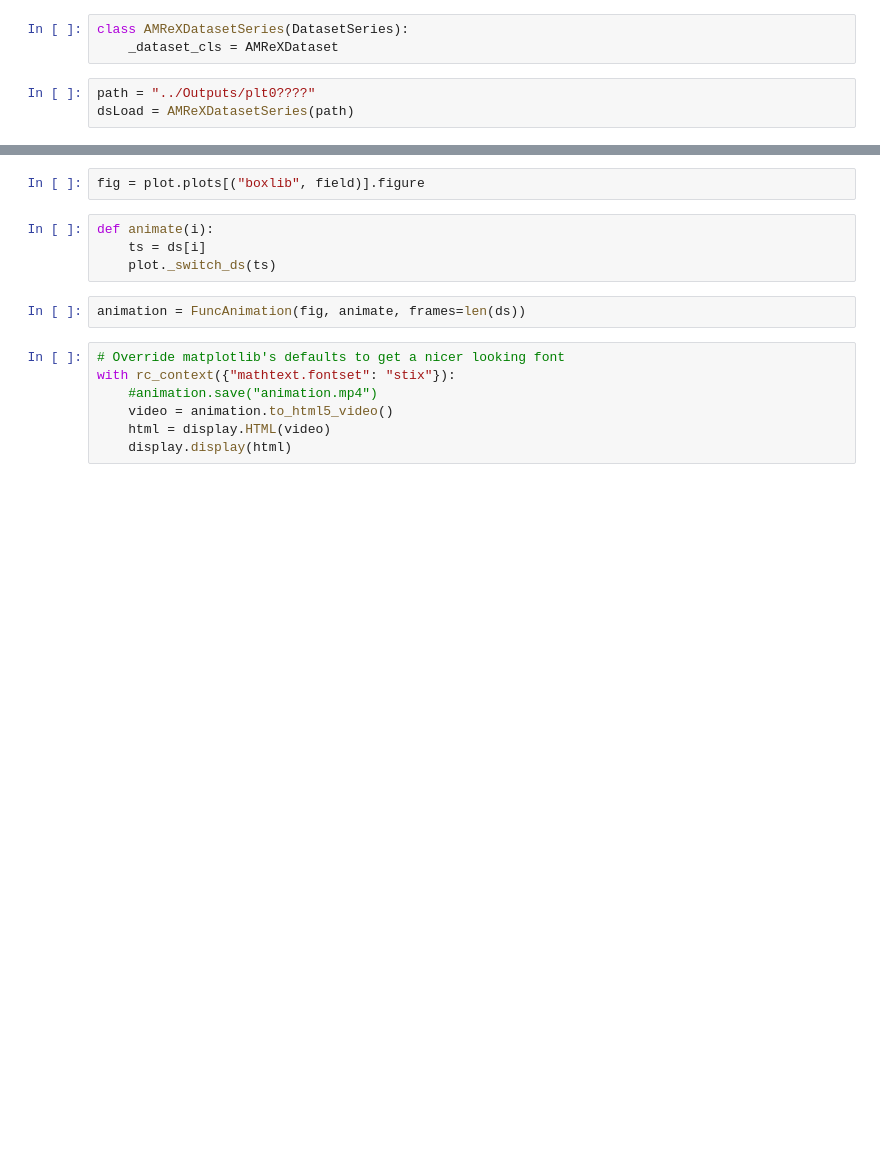
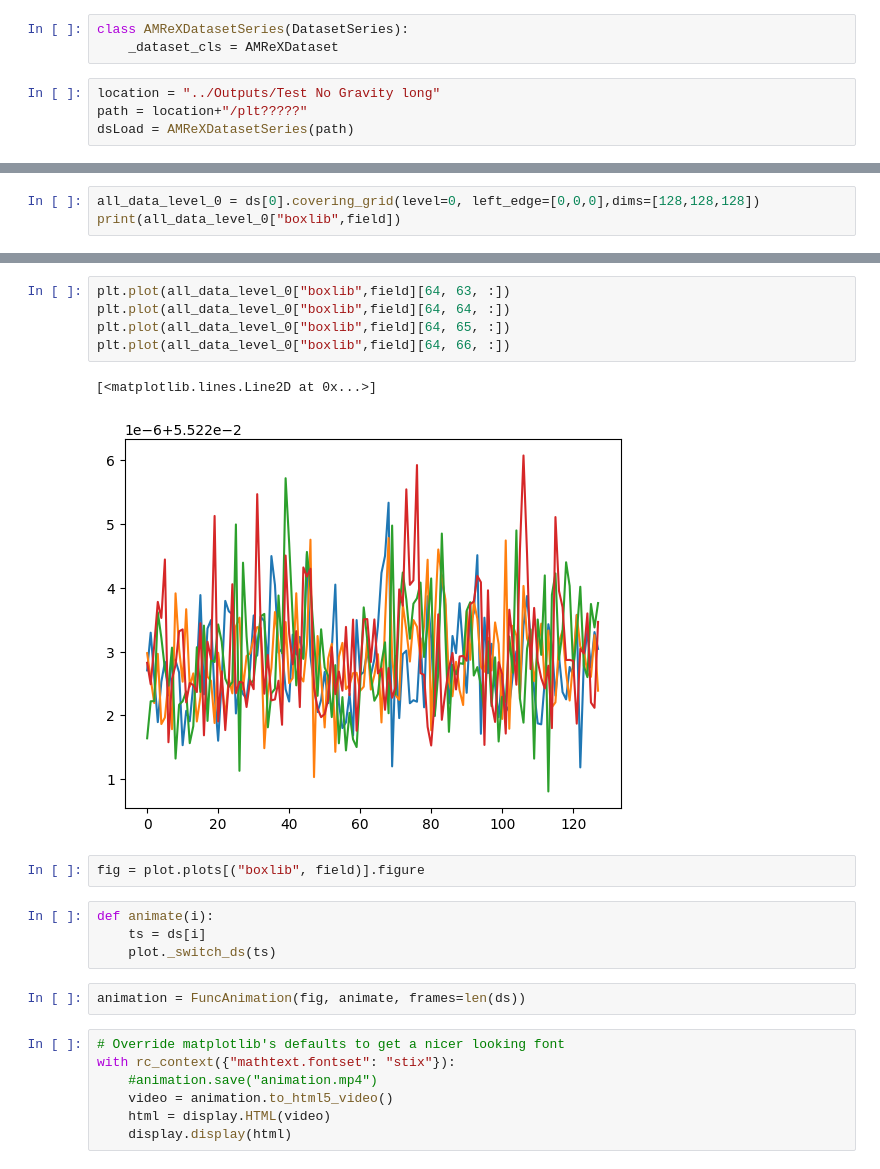
Before and after one commit to lsou343/Scalarverse, a Jupyter notebook: Exec/Inflation/Newtonian/Analysis/animate_slice.ipynb, the cells around one changed output, grey strips where cells are left out. Drawn from its saved outputs; the diff is of its cells as text; blank space fills up the shorter version.

```diff
--- a/Exec/Inflation/Newtonian/Analysis/animate_slice.ipynb
+++ b/Exec/Inflation/Newtonian/Analysis/animate_slice.ipynb
@@ -12,7 +29,8 @@ from IPython import display
 class AMReXDatasetSeries(DatasetSeries):
     _dataset_cls = AMReXDataset
 # %%
-path = "../Outputs/plt0????"
+location = "../Outputs/Test No Gravity long"
+path = location+"/plt?????"
 dsLoad = AMReXDatasetSeries(path)
 # %%
 ds = []
@@ -77 +94,4 @@ yt : [INFO     ] 2026-08-24 11:07:40,973 Making a fixed resolution buffer of (('
 <yt.visualization.plot_window.AxisAlignedSlicePlot at 0x...>
+# %%
+all_data_level_0 = ds[0].covering_grid(level=0, left_edge=[0,0,0],dims=[128,128,128])
+print(all_data_level_0["boxlib",field])
@@ -78,3 +116,11 @@ yt : [INFO     ] 2026-08-24 11:07:40,973 Making a fixed resolution buffer of (('
+# %%
+plt.plot(all_data_level_0["boxlib",field][64, 63, :])
+plt.plot(all_data_level_0["boxlib",field][64, 64, :])
+plt.plot(all_data_level_0["boxlib",field][64, 65, :])
+plt.plot(all_data_level_0["boxlib",field][64, 66, :])
+# %% [output]
+[<matplotlib.lines.Line2D at 0x...>]
+[figure, added]
 # %%
 fig = plot.plots[("boxlib", field)].figure
 # %%
```
Also changed, not shown: parts of 26 cells of this notebook, 34 other files.
